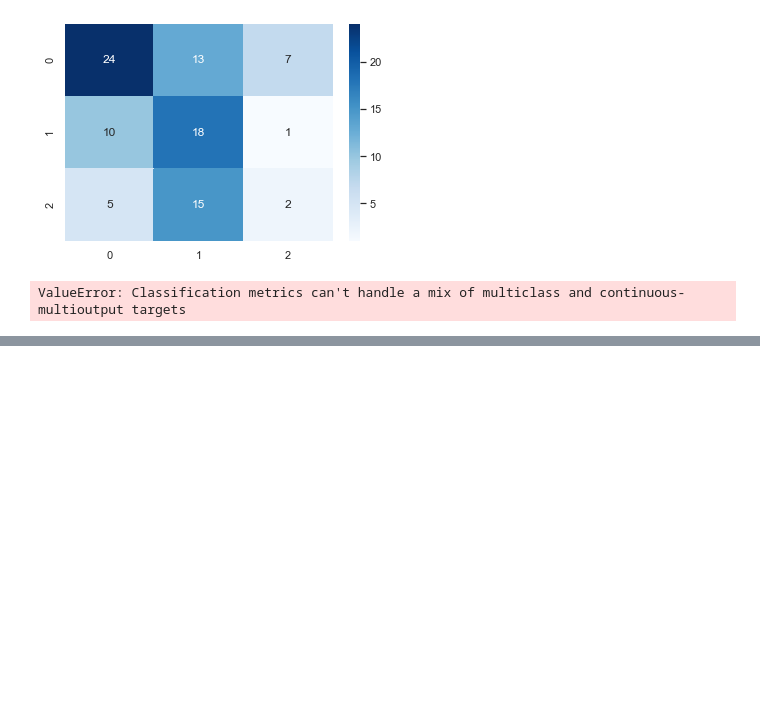
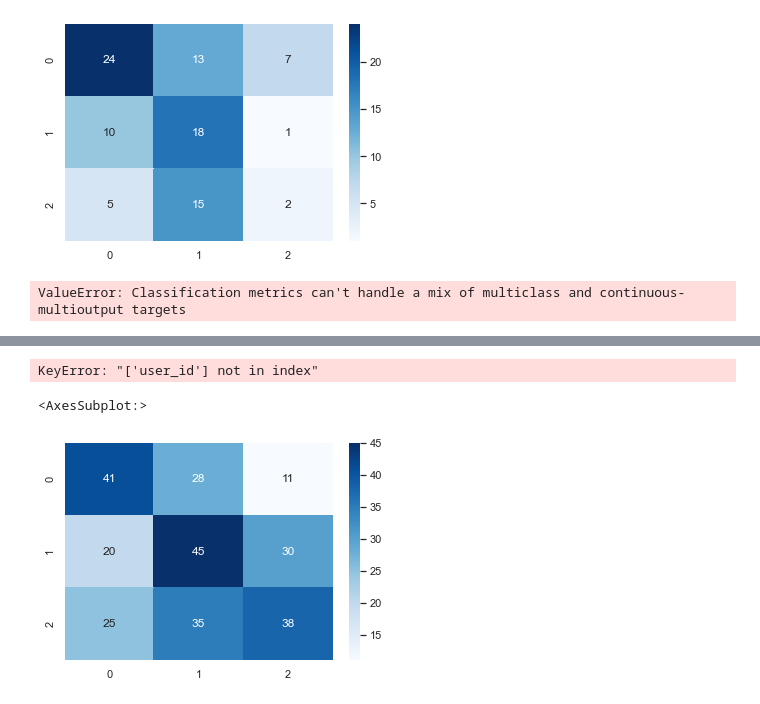
Before and after one commit to yusukennn/research_mental_prediction, a Jupyter notebook: code/analyse/Untitled.ipynb, the cells around one changed output, grey strips where cells are left out. Drawn from its saved outputs; the diff is of its cells as text; code cells hidden in the pictures; blank space fills up the shorter version.

```diff
--- a/code/analyse/Untitled.ipynb
+++ b/code/analyse/Untitled.ipynb
@@ -491,0 +602,10 @@ sns.heatmap(cm, annot=True, cmap='Blues')
+# %%
+dams_score['Date_jp'] = pd.to_datetime(dams_score['Date_jp'])
+att_weather_dams = pd.merge(dams_score, att_weather,left_on=['user_id','Date_jp'],right_on=['user_id','Date'])
+# %%
+att_weather_dams_pred = att_weather_dams[['positive_class',
+       'depressive_class', 'anxious_class', 'sex', 'age', 'locate_id',
+        'ave_temperature', 'max_temperature',
+       'mini_temperature', 'sum_rainfall', 'sunlight_time', 'ave_windspeed',
+       'max_windspeed', 'ave_vaporpressure', 'ave_cloudcover', 'weather_6to18',
+       'weather_18to6']]
@@ -491,0 +623,64 @@ sns.heatmap(cm, annot=True, cmap='Blues')
+# %%
+import numpy as np
+import pandas as pd
+import lightgbm as lgb
+from sklearn import datasets
+from sklearn.model_selection import train_test_split
+from sklearn.metrics import f1_score
+
+X, y = att_weather_dams_pred[[ 'sex', 'age',
+        'ave_temperature', 'max_temperature',
+       'mini_temperature', 'sum_rainfall', 'sunlight_time', 'ave_windspeed',
+       'max_windspeed', 'ave_vaporpressure', 'ave_cloudcover', 'weather_6to18',
+       'weather_18to6']], att_weather_dams_pred['anxious_class']
+att_weather_dams_pred[['sex', 'age', 'weather_6to18',
+       'weather_18to6']]=att_weather_dams_pred[['sex', 'age', 'weather_6to18',
+       'weather_18to6']].astype('int')
+# 学習データとテストデータを分ける
+X_train, X_test, y_train, y_test = train_test_split(X, y)
+
+# データを格納する
+lgb_train = lgb.Dataset(X_train, y_train)
+lgb_eval = lgb.Dataset(X_test, y_test, reference=lgb_train)
+
+# 学習条件を設定
+params = {'task': 'train',
+          'boosting_type': 'gbdt',
+          'objective': 'multiclass',
+          'metric': {'multi_logloss'},
+          'num_class': 3,
+          'learning_rate': 0.02,
+          'num_leaves': 23,
+          'min_data_in_leaf': 1,
+          'num_iteration': 1000,
+          'verbose': 0}
+
+# 学習する
+model = lgb.train(params,
+                  lgb_train,
+                  num_boost_round=50,
+                  valid_sets=lgb_eval,
+                  early_stopping_rounds=20,
+#                   categorical_feature = att_weather_dams_pred[[ 'sex', 'age', 'weather_6to18','weather_18to6']]
+                 )
+
+# テストデータで予測する
+y_pred = model.predict(X_test, num_iteration=model.best_iteration)
+y_pred_max = np.argmax(y_pred, axis=1)
+
+# Accuracy を計算する
+accuracy = sum(y_test == y_pred_max) / len(y_test)
+print('accuracy:', accuracy)
+
+# importanceを表示する
+importance = pd.DataFrame(model.feature_importance(), index=list(X.columns), columns=['importance'])
+display(importance)
+importance.plot.bar()
+# %% [output]
+KeyError: "['user_id'] not in index"
+# %%
+cm = confusion_matrix(y_test, y_pred_max)
+sns.heatmap(cm, annot=True, cmap='Blues')
+# %% [output]
+<AxesSubplot:>
+[figure, added]
```
Also changed, not shown: parts of 7 cells of this notebook.
